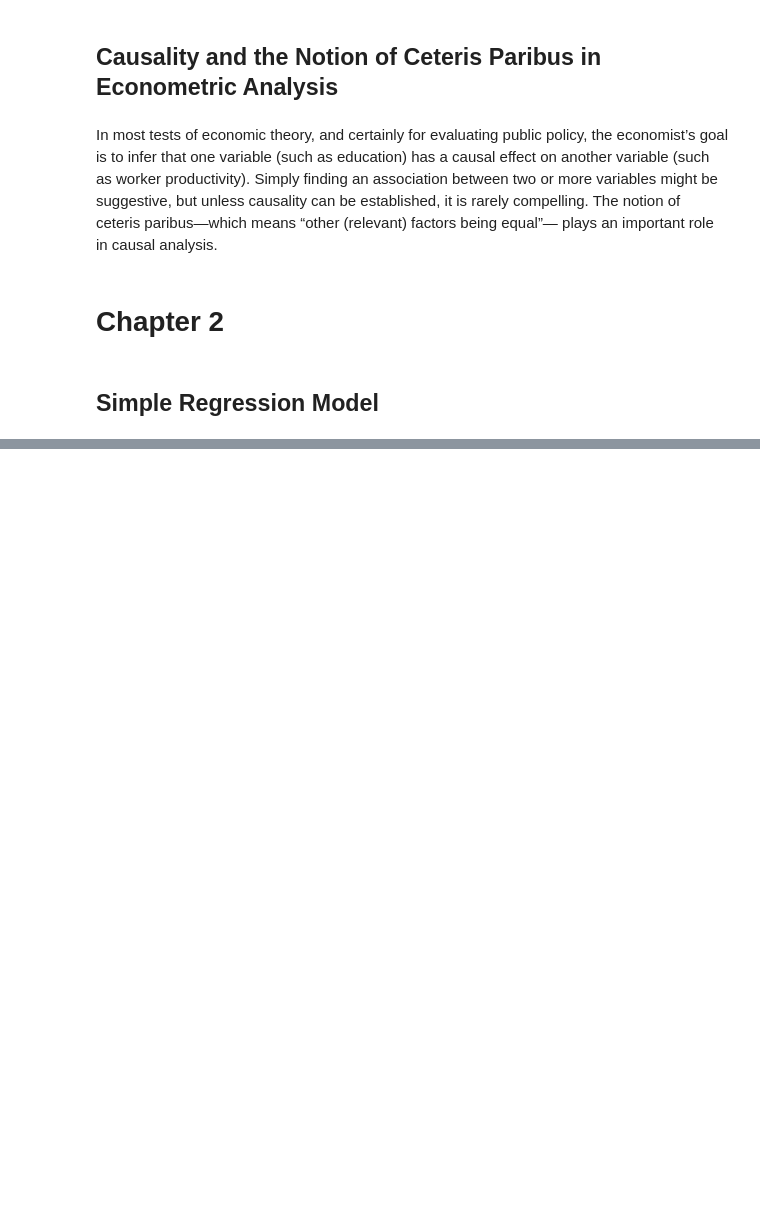
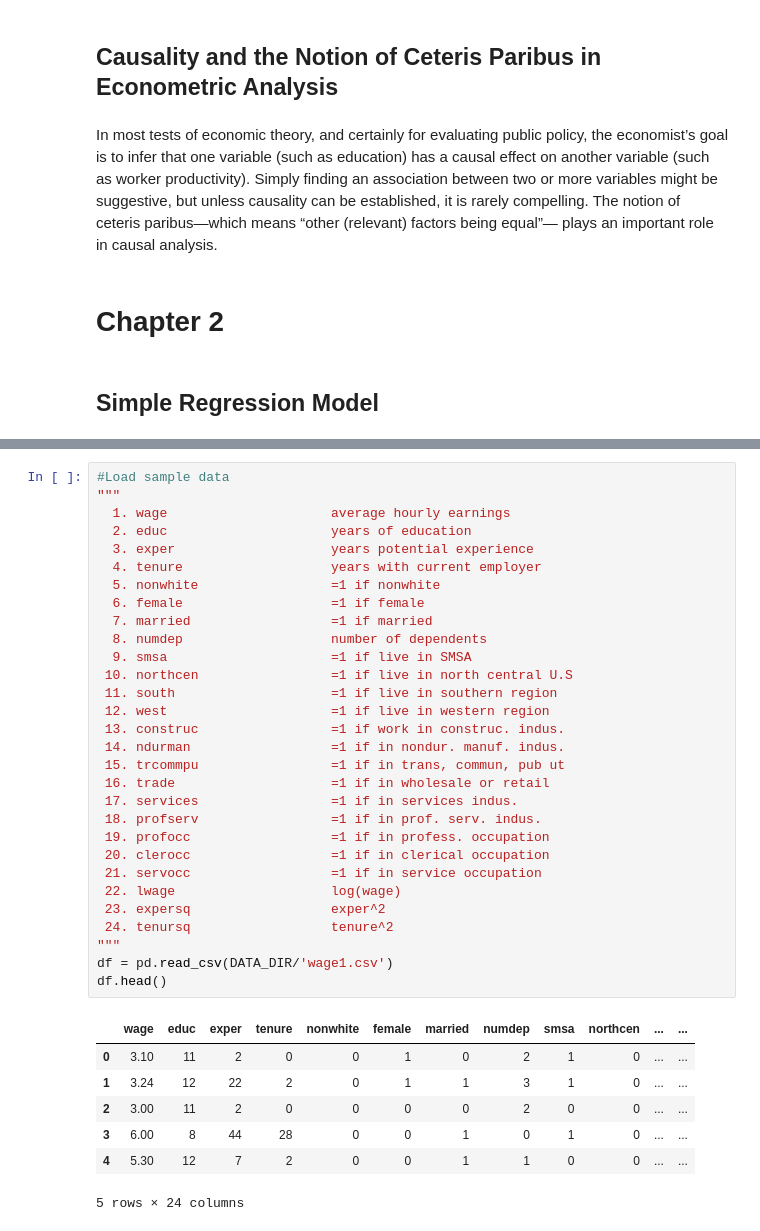
Before and after one commit to saeidadli/ECON221, a Jupyter notebook: ipynb/examples.ipynb, the cells around one changed output, grey strips where cells are left out. Cells and saved outputs as stored; diff of their text form; blank space fills up the shorter version.

```diff
--- a/ipynb/examples.ipynb
+++ b/ipynb/examples.ipynb
@@ -101,0 +194,38 @@ OLS Regression Results
+# %%
+#Load sample data
+"""
+  1. wage                     average hourly earnings
+  2. educ                     years of education
+  3. exper                    years potential experience
+  4. tenure                   years with current employer
+  5. nonwhite                 =1 if nonwhite
+  6. female                   =1 if female
+  7. married                  =1 if married
+  8. numdep                   number of dependents
+  9. smsa                     =1 if live in SMSA
+ 10. northcen                 =1 if live in north central U.S
+ 11. south                    =1 if live in southern region
+ 12. west                     =1 if live in western region
+ 13. construc                 =1 if work in construc. indus.
+ 14. ndurman                  =1 if in nondur. manuf. indus.
+ 15. trcommpu                 =1 if in trans, commun, pub ut
+ 16. trade                    =1 if in wholesale or retail
+ 17. services                 =1 if in services indus.
+ 18. profserv                 =1 if in prof. serv. indus.
+ 19. profocc                  =1 if in profess. occupation
+ 20. clerocc                  =1 if in clerical occupation
+ 21. servocc                  =1 if in service occupation
+ 22. lwage                    log(wage)
+ 23. expersq                  exper^2
+ 24. tenursq                  tenure^2
+"""
+df = pd.read_csv(DATA_DIR/'wage1.csv')
+df.head()
+# %% [output]
+|  | wage | educ | exper | tenure | nonwhite | female | married | numdep | smsa | northcen | ... | ... |
+| 0 | 3.10 | 11 | 2 | 0 | 0 | 1 | 0 | 2 | 1 | 0 | ... | ... |
+| 1 | 3.24 | 12 | 22 | 2 | 0 | 1 | 1 | 3 | 1 | 0 | ... | ... |
+| 2 | 3.00 | 11 | 2 | 0 | 0 | 0 | 0 | 2 | 0 | 0 | ... | ... |
+| 3 | 6.00 | 8 | 44 | 28 | 0 | 0 | 1 | 0 | 1 | 0 | ... | ... |
+| 4 | 5.30 | 12 | 7 | 2 | 0 | 0 | 1 | 1 | 0 | 0 | ... | ... |
+5 rows × 24 columns
```
Also changed, not shown: parts of 124 cells of this notebook, 4 other files.
